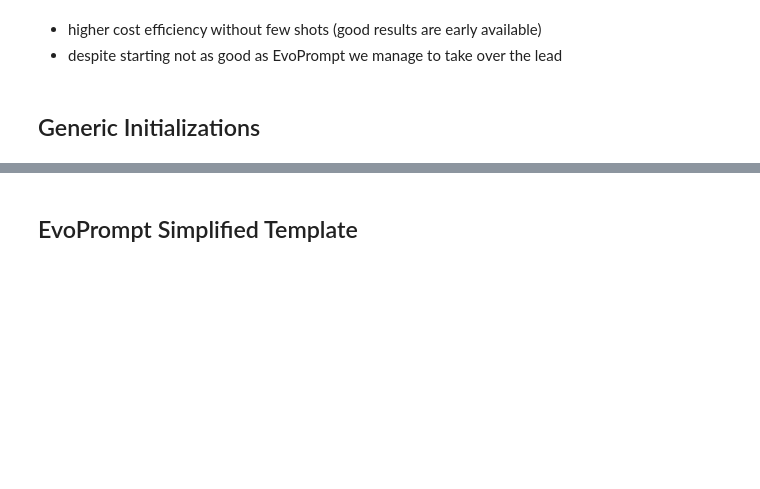
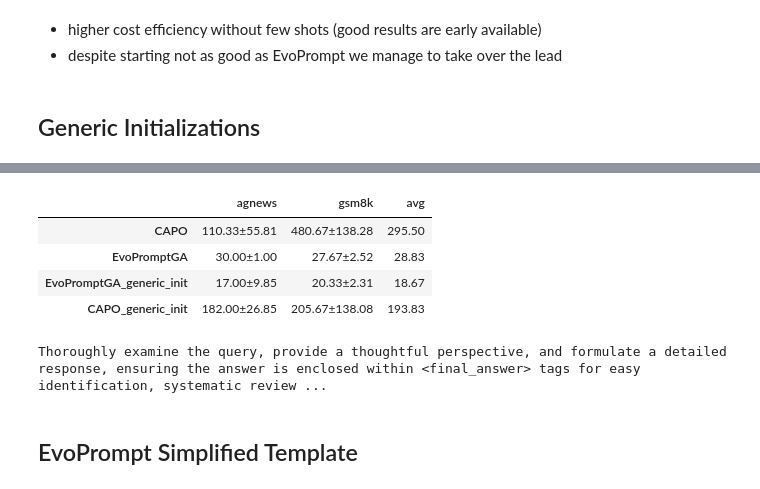
Before and after one commit to finitearth/capo, a Jupyter notebook: notebooks/paper_visualization/ablation_visualization.ipynb, the cells around one changed output, grey strips where cells are left out. Saved outputs shown, nothing was run; the diff lists cells and outputs as text; code cells hidden in the pictures; blank space fills up the shorter version.

```diff
--- a/notebooks/paper_visualization/ablation_visualization.ipynb
+++ b/notebooks/paper_visualization/ablation_visualization.ipynb
@@ -133,3 +156,27 @@ Failed to load gsm8k for EvoPromptGA_generic_init: No objects to concatenate
+# %%
+generate_comparison_table(
+    DATASETS,
+    ["CAPO", "EvoPromptGA", "EvoPromptGA_generic_init", "CAPO_generic_init"],
+    "llama",
+    path_prefix="../..",
+    score_col="prompt_len",
+)
+# %% [output]
+|  | agnews | gsm8k | avg |
+| CAPO | 110.33±55.81 | 480.67±138.28 | 295.50 |
+| EvoPromptGA | 30.00±1.00 | 27.67±2.52 | 28.83 |
+| EvoPromptGA_generic_init | 17.00±9.85 | 20.33±2.31 | 18.67 |
+| CAPO_generic_init | 182.00±26.85 | 205.67±138.08 | 193.83 |
+# %%
+print(
+    get_results("agnews", "llama", "EvoPromptGA_generic_init", path_prefix="../../")
+    .groupby("prompt", as_index=False)
+    .first()
+    .sort_values("test_score", ascending=False)
+    .iloc[1]["prompt"]
+)  # .item())
+# %% [output]
+Thoroughly examine the query, provide a thoughtful perspective, and formulate a detailed response, ensuring the answer is enclosed within <final_answer> tags for easy identification, systematic review ...
 # %% [markdown]
 ## EvoPrompt Simplified Template
 # %%
```
Also changed, not shown: parts of 13 cells of this notebook, 2 other files.
